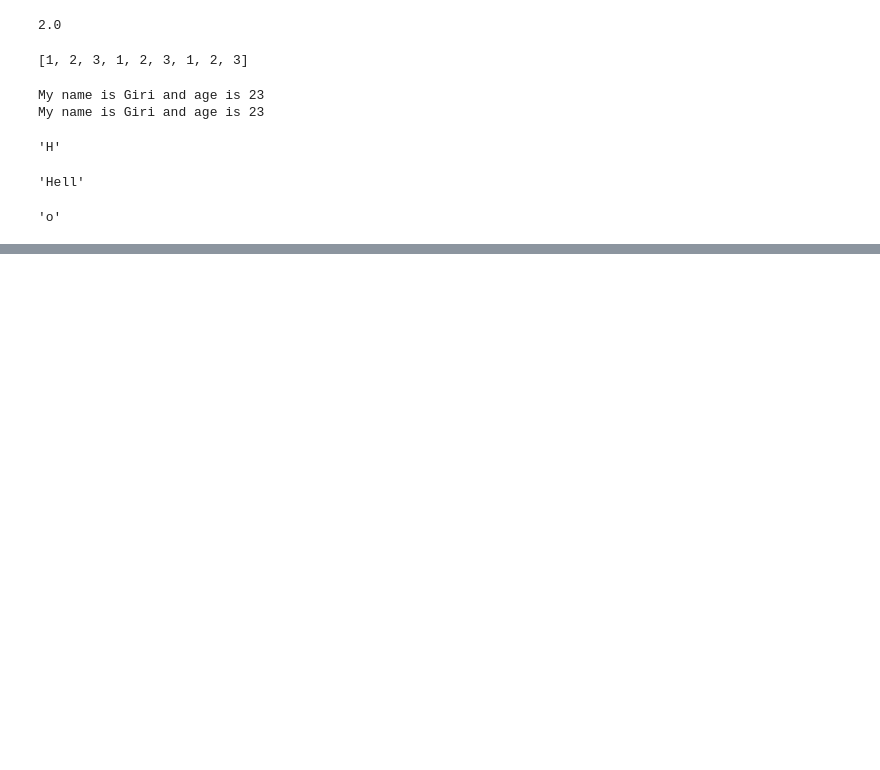
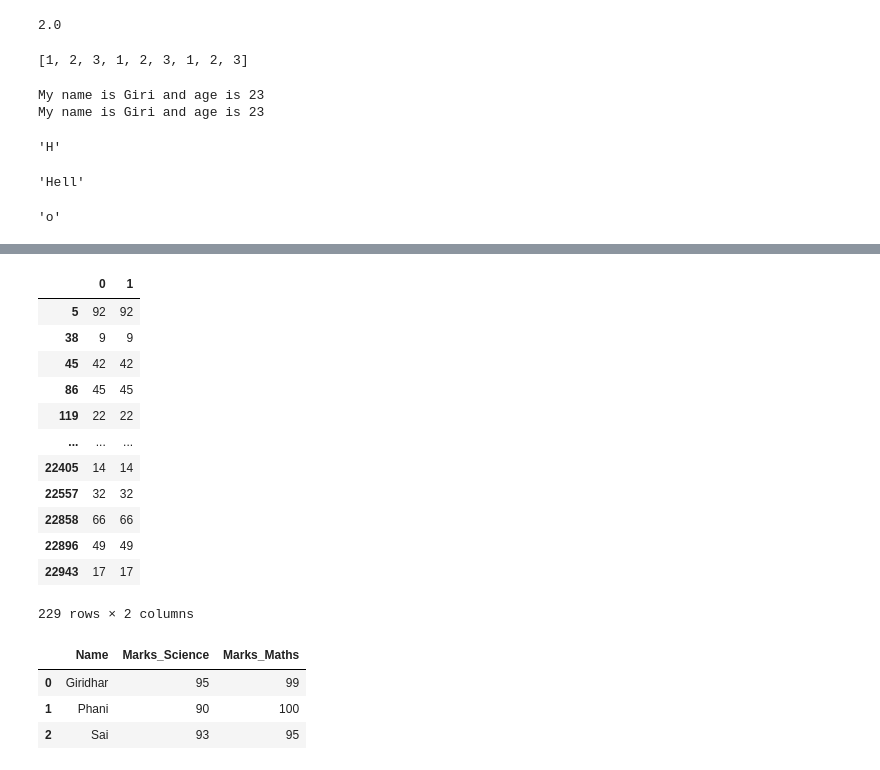
Before and after one commit to vmsgiridhar/AI2019, a Jupyter notebook: DS_Practice/NumpyPandas2020/Refactored_Py_DS_ML_Bootcamp-master/01-Python-Crash-Course/PythonPrac.ipynb, the cells around one changed output, grey strips where cells are left out. Drawn from its saved outputs; the diff is of its cells as text; code cells hidden in the pictures; blank space fills up the shorter version.

```diff
--- a/DS_Practice/NumpyPandas2020/Refactored_Py_DS_ML_Bootcamp-master/01-Python-Crash-Course/PythonPrac.ipynb
+++ b/DS_Practice/NumpyPandas2020/Refactored_Py_DS_ML_Bootcamp-master/01-Python-Crash-Course/PythonPrac.ipynb
@@ -62,0 +205,16 @@ s[::-1]
+# %%
+data[data[0] == data[1]]
+# %% [output]
+|  | 0 | 1 |
+| 5 | 92 | 92 |
+| 38 | 9 | 9 |
+| 45 | 42 | 42 |
+| 86 | 45 | 45 |
+| 119 | 22 | 22 |
+| ... | ... | ... |
+| 22405 | 14 | 14 |
+| 22557 | 32 | 32 |
+| 22858 | 66 | 66 |
+| 22896 | 49 | 49 |
+| 22943 | 17 | 17 |
+229 rows × 2 columns
@@ -62,0 +226,7 @@ s[::-1]
+# %%
+df_exam1
+# %% [output]
+|  | Name | Marks_Science | Marks_Maths |
+| 0 | Giridhar | 95 | 99 |
+| 1 | Phani | 90 | 100 |
+| 2 | Sai | 93 | 95 |
```
Also changed, not shown: parts of 114 cells of this notebook.
